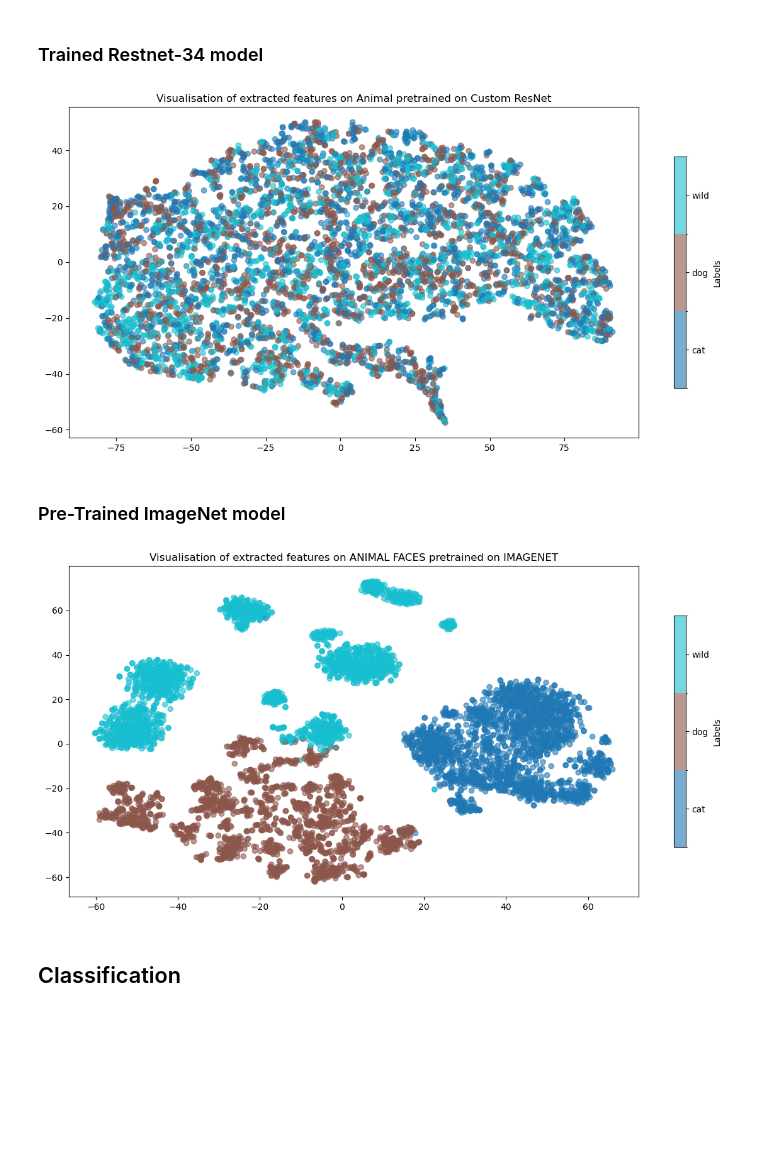
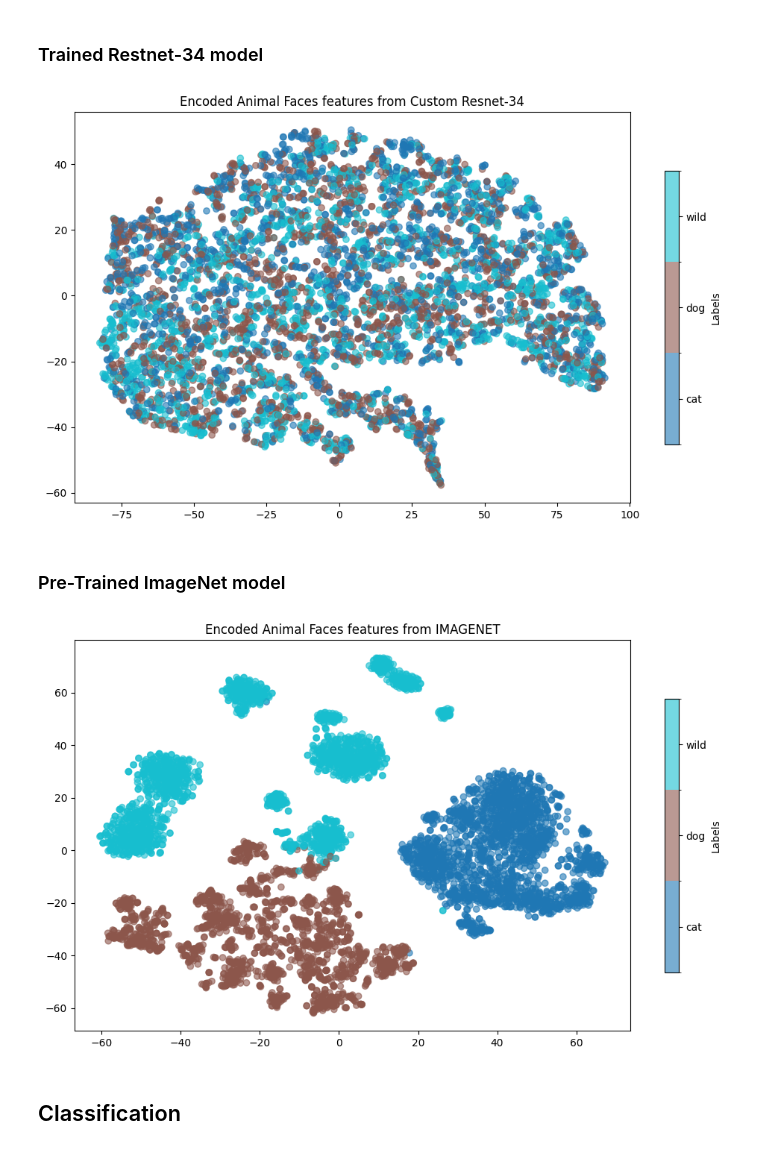
Before and after one commit to aymaneaaquil/COMP432-GroupD, a Jupyter notebook: main.ipynb, the cells around one changed output. Drawn from its saved outputs; the diff is of its cells as text; code cells hidden in the pictures; blank space fills up the shorter version.

```diff
--- a/main.ipynb
+++ b/main.ipynb
@@ -375,15 +368,15 @@ animal_full_loader = full_data_loader(dataset_animal_path, batch_size=64)
 # %% [markdown]
 ### Trained Restnet-34 model
 # %%
-custom_resnet_animal_ef = visualize(model,animal_full_loader,label_tags_animals,'Visualisation of extracted features on Animal pretrained on Custom ResNet', device)
+animal_custom_model_fe = visualize(model, animal_full_loader, label_tags_animals, 'Encoded Animal Faces features from Custom Resnet-34', device)
 # %% [output]
-[figure, old version]
+[figure, new version]
 # %% [markdown]
 ### Pre-Trained ImageNet model
 # %%
-animal_extracted_features = visualize(model_on_imageNet,animal_full_loader,label_tags_animals,'Visualisation of extracted features on ANIMAL FACES pretrained on IMAGENET', device)
+animal_imagenet_fe = visualize(model_on_imageNet,animal_full_loader,label_tags_animals,'Encoded Animal Faces features from IMAGENET', device)
 # %% [output]
-[figure, old version]
+[figure, new version]
 # %% [markdown]
 ## Classification
 # %% [markdown]
```
Also changed, not shown: parts of 17 cells of this notebook, 4 other files.
